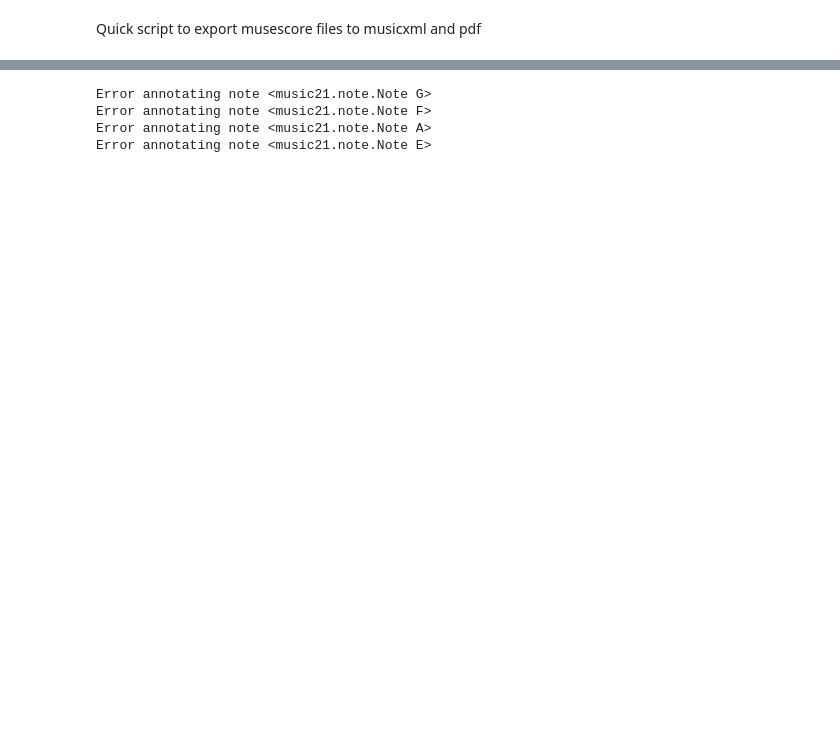
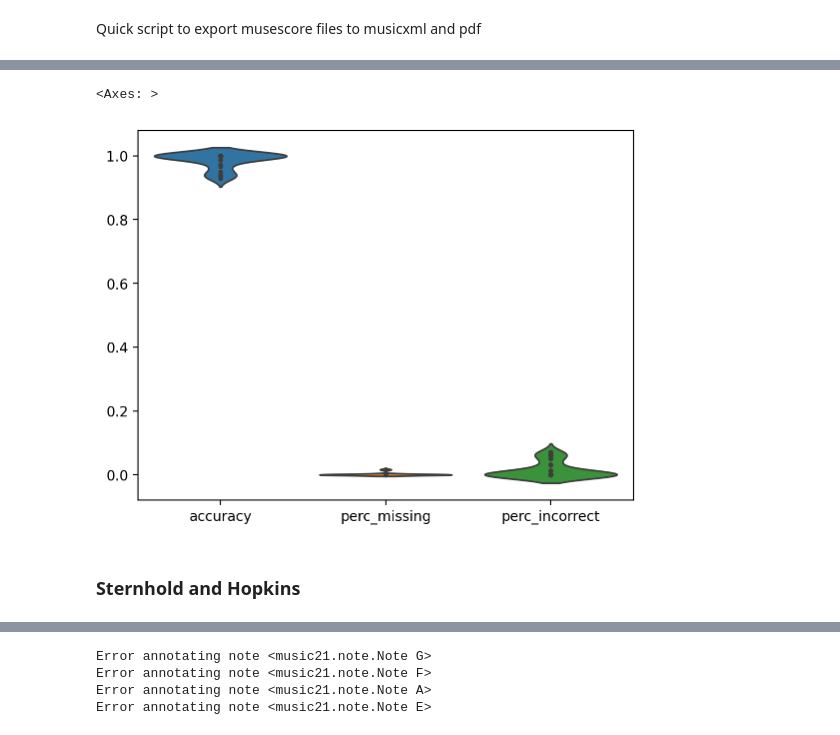
Before and after one commit to bacor/delasol, a Jupyter notebook: notebooks/batch-process.ipynb, the cells around one changed output, grey strips where cells are left out. Cells and saved outputs as stored; diff of their text form; code cells hidden in the pictures; blank space fills up the shorter version.

```diff
--- a/notebooks/batch-process.ipynb
+++ b/notebooks/batch-process.ipynb
@@ -82,0 +126,20 @@ for work in MdB_META['works']:
+# %%
+def load_evaluation(yaml_fn, print_results=True, percentiles = [1, .95, .9, .85, .8]):
+    with open(yaml_fn, 'r') as yaml_file:
+        evaluation = yaml.safe_load(yaml_file)
+    df = pd.DataFrame(evaluation['works']).T.fillna(0)
+    df['perc_incorrect'] = df['incorrect'] / df['num_notes']
+    df['perc_missing'] = df['missing'] / df['num_notes']
+
+    if print_results:
+        total_notes =  df['num_notes'].sum()
+        total_correct = df['correct'].sum()
+        total_errors = total_notes - total_correct
+        print(f'Total number of notes: {total_notes}')
+        print(f'Total number of correct notes: {total_correct} ({total_correct / total_notes:.0%})')
+        print(f'Total number of errors: {total_errors} ({total_errors/total_notes:.0%})')
+        for percentile in percentiles:
+            count = sum(df['accuracy'] >= percentile)
+            print(f'Works with >= {percentile*100}% accuracy: {count} ({count/len(df):.0%})')
+
+    return df, evaluation
@@ -82,0 +174,3 @@ for work in MdB_META['works']:
+# %%
+df, evaluation = load_evaluation(f'{MdB_DIR}/evaluation/evaluation.yaml')
+df.describe()
@@ -82,0 +195,7 @@ for work in MdB_META['works']:
+# %%
+sns.violinplot(data=df[['accuracy', 'perc_missing', 'perc_incorrect']], inner='point')
+# %% [output]
+<Axes: >
+[figure, added]
+# %% [markdown]
+### Sternhold and Hopkins
```
Also changed, not shown: parts of 29 cells of this notebook, 14 other files.
